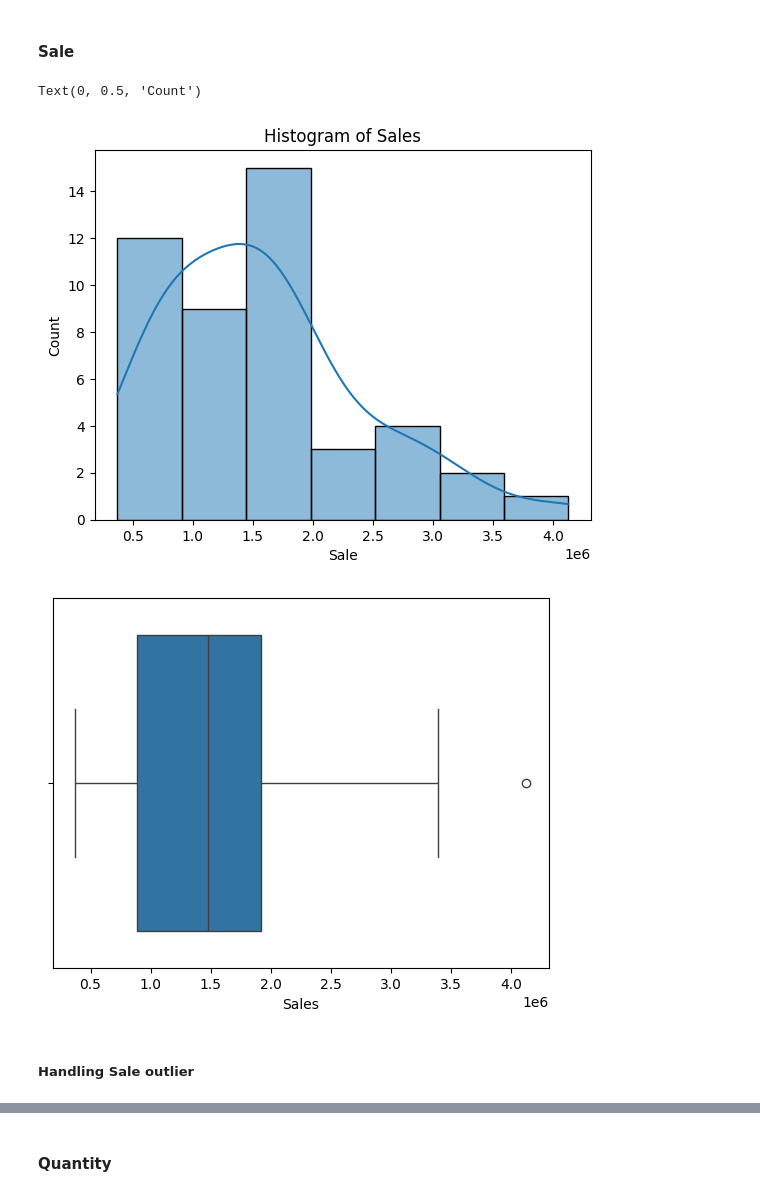
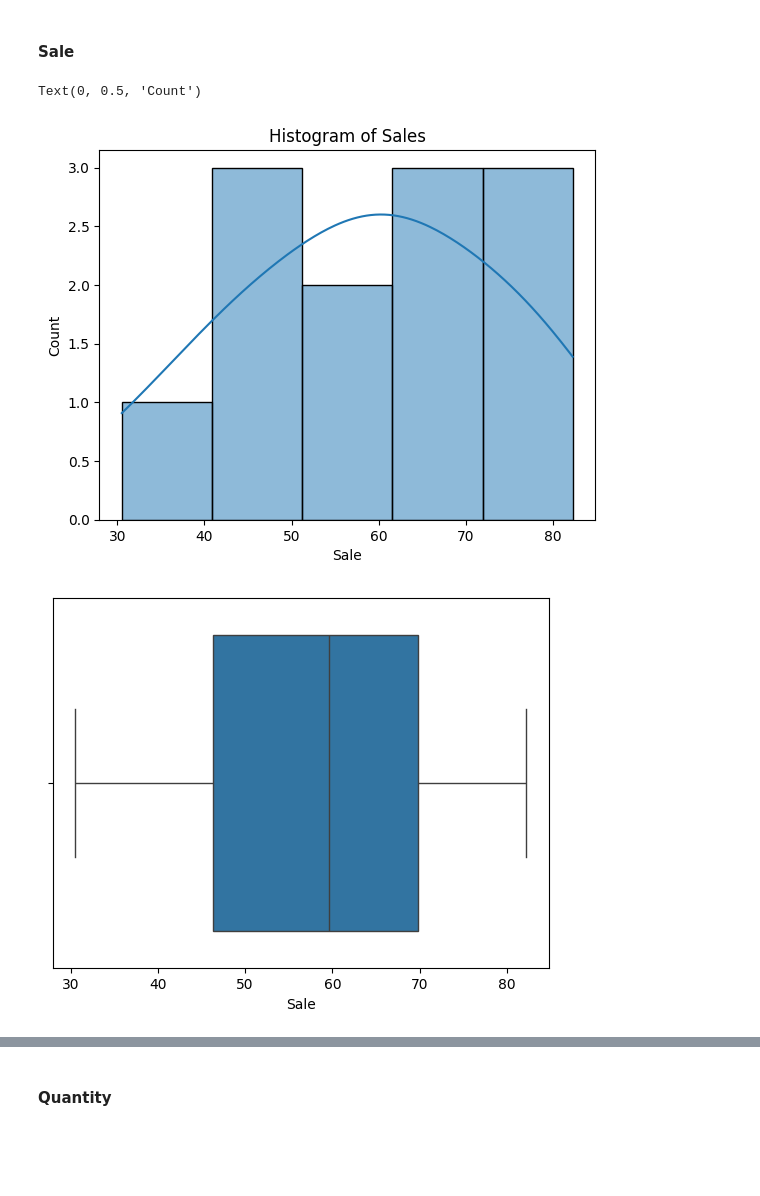
Before and after one commit to thainq1402/ATS, a Jupyter notebook: Teamwork/EDA_Competitors.ipynb, the cells around one changed output, grey strips where cells are left out. Cells and saved outputs as stored; diff of their text form; code cells hidden in the pictures; blank space fills up the shorter version.

```diff
--- a/Teamwork/EDA_Competitors.ipynb
+++ b/Teamwork/EDA_Competitors.ipynb
@@ -7,6 +7,6 @@ import seaborn as sns
 # %% [markdown]
 # 1.Read data
 # %%
-competitor = pd.read_excel('Competitors.xlsx')
-competitor.head(5)
+sales = pd.read_excel('Sales.xlsx')
+sales.head(5)
 # %% [output]
@@ -41,6 +36,6 @@ competitor.head(6)
 # %%
-sale = competitor['Sales']
-quantity = competitor['Quantity']
+sale = sales['Sale']
+quantity = sales['Quantity']
 # %% [markdown]
 # 2.Data mining
 # %% [markdown]
@@ -68,5 +63,5 @@ dtype: int64
 # %% [markdown]
 ## 2.2 Plot
 # %%
-competitor.set_index('Year', inplace=True)
+sales.set_index('Quarter', inplace=True)
 # %%
@@ -92,28 +87,26 @@ plt.xlabel('Sale')
 plt.ylabel('Count')
 # %% [output]
 Text(0, 0.5, 'Count')
-[figure, old version]
+[figure, new version]
 # %%
 boxplot = sns.boxplot(x=sale)
 
 # Calculate interquartile range
 Q1 = sale.quantile(0.25)
 Q3 = sale.quantile(0.75)
 IQR = Q3 - Q1
 
 # Define bounds for outliers
 lower_bound = Q1 - 1.5 * IQR
 upper_bound = Q3 + 1.5 * IQR
 
 # Find outliers
-outliers = competitor[(competitor['Sales'] < lower_bound) | (competitor['Sales'] > upper_bound)]
+outliers = sales[(sales['Sale'] < lower_bound) | (sales['Sale'] > upper_bound)]
 
 # Annotate outliers
 for i in outliers.index:
-    boxplot.annotate('Outlier', xy=(0, outliers.loc[i, 'Sales']))
+    boxplot.annotate('Outlier', xy=(0, outliers.loc[i, 'Sale']))
 
 plt.show()
 # %% [output]
-[figure, old version]
+[figure, new version]
-# %% [markdown]
-##### Handling Sale outlier
```
Also changed, not shown: parts of 32 cells of this notebook, 2 other files.
